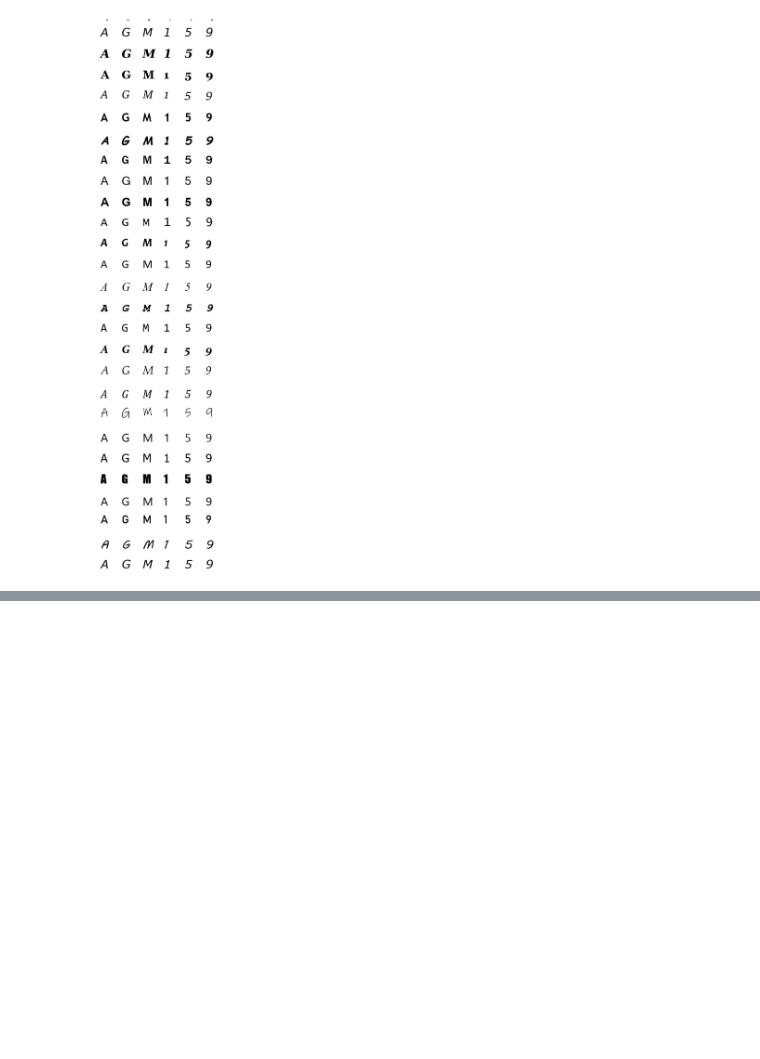
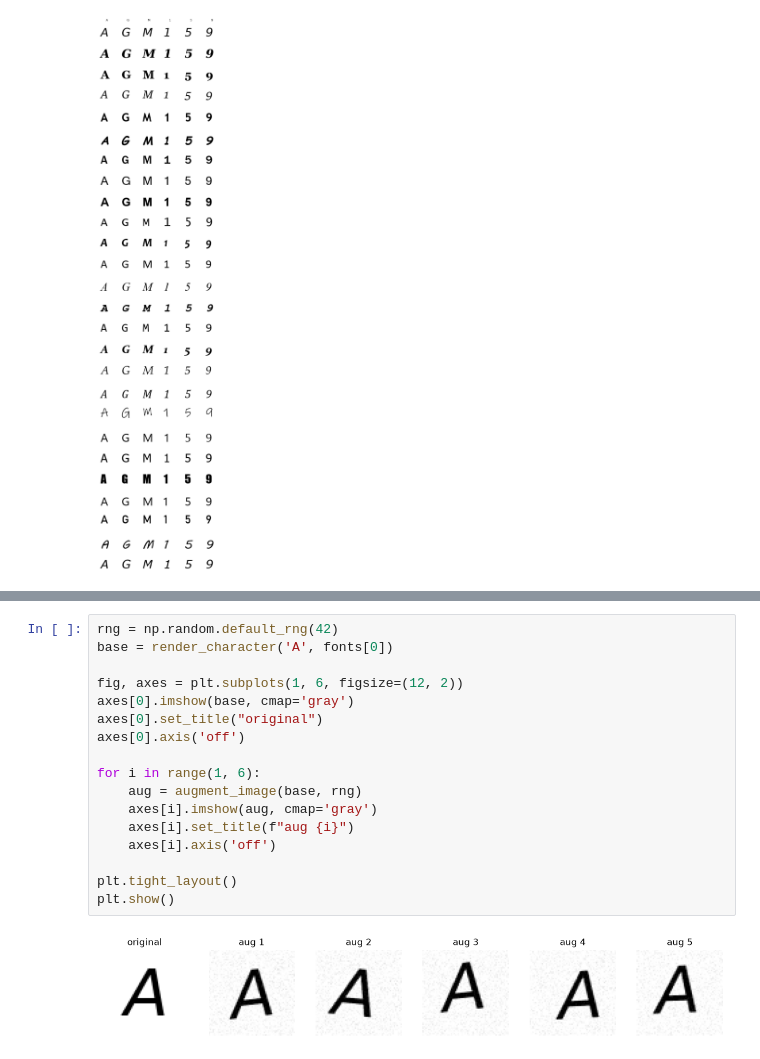
Before and after one commit to Dhivakarseetha-43/-Character-Recognition-NN_ZenteiQ, a Jupyter notebook: notebook/synthds_generation1.ipynb, the cells around one changed output, grey strips where cells are left out. Saved outputs shown, nothing was run; the diff lists cells and outputs as text; blank space fills up the shorter version.

```diff
--- a/notebook/synthds_generation1.ipynb
+++ b/notebook/synthds_generation1.ipynb
@@ -126,0 +200,19 @@ Final locked-in font count: 26
+# %%
+rng = np.random.default_rng(42)
+base = render_character('A', fonts[0])
+
+fig, axes = plt.subplots(1, 6, figsize=(12, 2))
+axes[0].imshow(base, cmap='gray')
+axes[0].set_title("original")
+axes[0].axis('off')
+
+for i in range(1, 6):
+    aug = augment_image(base, rng)
+    axes[i].imshow(aug, cmap='gray')
+    axes[i].set_title(f"aug {i}")
+    axes[i].axis('off')
+
+plt.tight_layout()
+plt.show()
+# %% [output]
+[figure, added]
```
Also changed, not shown: parts of 13 cells of this notebook, 7 other files.
